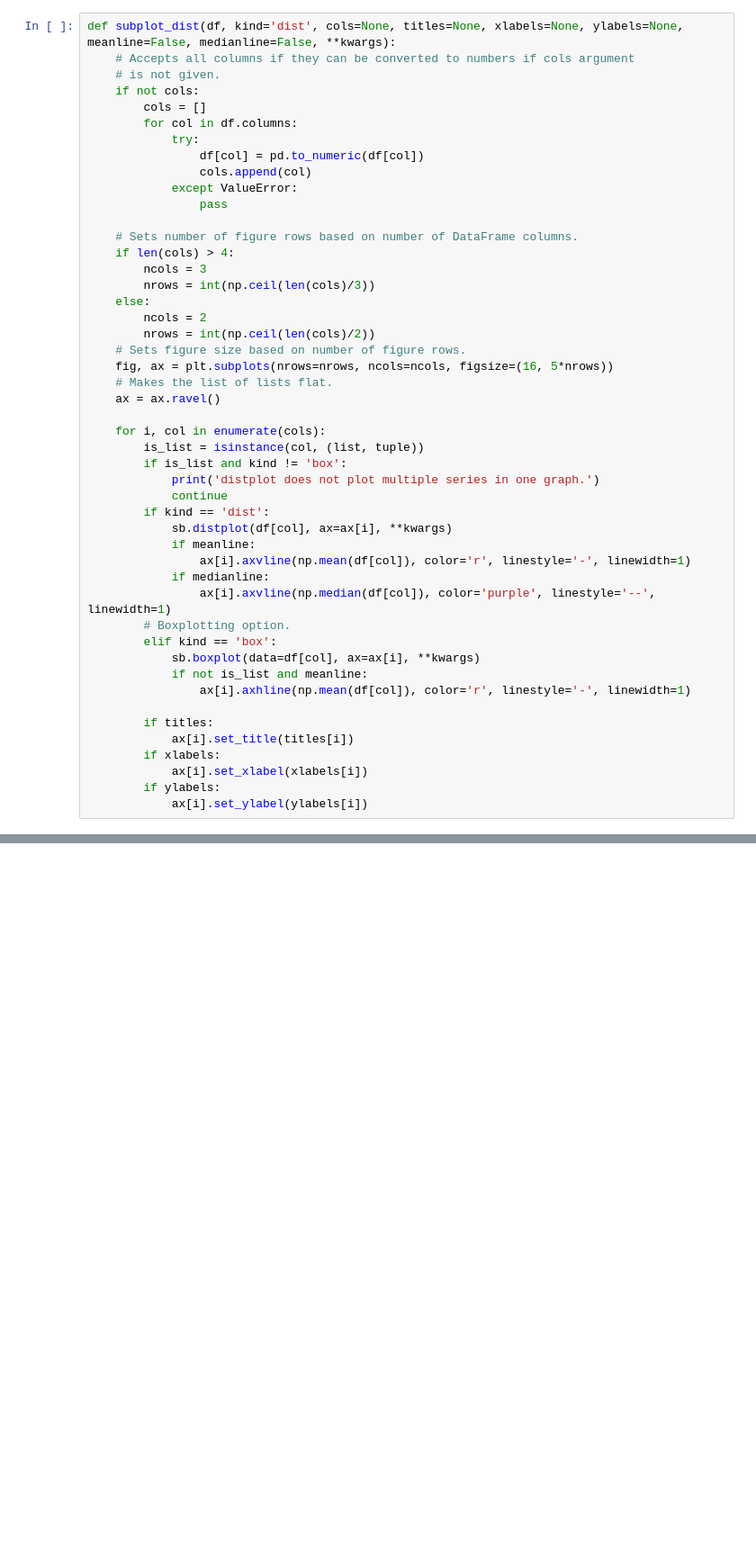
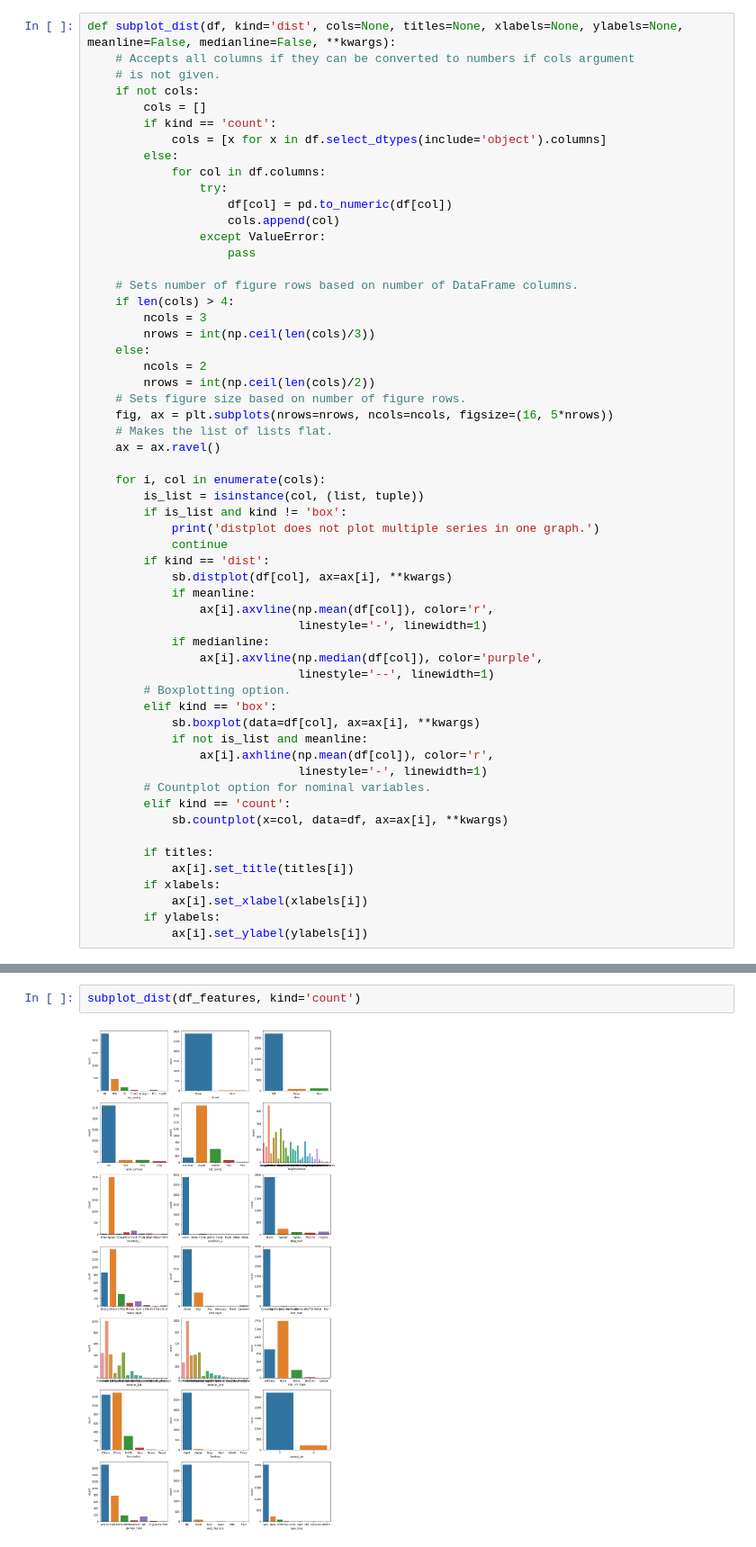
Before and after one commit to persocom01/GA-lessons, a Jupyter notebook: PROJECTS-AND-ASSIGNMENTS/project_2/notebooks/Untitled.ipynb, the cells around one changed output, grey strips where cells are left out. Shown at 90% size. Cells and saved outputs as stored; diff of their text form; blank space fills up the shorter version.

```diff
--- a/PROJECTS-AND-ASSIGNMENTS/project_2/notebooks/Untitled.ipynb
+++ b/PROJECTS-AND-ASSIGNMENTS/project_2/notebooks/Untitled.ipynb
@@ -35,12 +146,15 @@ def subplot_dist(df, kind='dist', cols=None, titles=None, xlabels=None, ylabels=
     # is not given.
     if not cols:
         cols = []
-        for col in df.columns:
-            try:
-                df[col] = pd.to_numeric(df[col])
-                cols.append(col)
-            except ValueError:
-                pass
+        if kind == 'count':
+            cols = [x for x in df.select_dtypes(include='object').columns]
+        else:
+            for col in df.columns:
+                try:
+                    df[col] = pd.to_numeric(df[col])
+                    cols.append(col)
+                except ValueError:
+                    pass
 
     # Sets number of figure rows based on number of DataFrame columns.
     if len(cols) > 4:
@@ -62,14 +176,20 @@ def subplot_dist(df, kind='dist', cols=None, titles=None, xlabels=None, ylabels=
         if kind == 'dist':
             sb.distplot(df[col], ax=ax[i], **kwargs)
             if meanline:
-                ax[i].axvline(np.mean(df[col]), color='r', linestyle='-', linewidth=1)
+                ax[i].axvline(np.mean(df[col]), color='r',
+                              linestyle='-', linewidth=1)
             if medianline:
-                ax[i].axvline(np.median(df[col]), color='purple', linestyle='--', linewidth=1)
+                ax[i].axvline(np.median(df[col]), color='purple',
+                              linestyle='--', linewidth=1)
         # Boxplotting option.
         elif kind == 'box':
             sb.boxplot(data=df[col], ax=ax[i], **kwargs)
             if not is_list and meanline:
-                ax[i].axhline(np.mean(df[col]), color='r', linestyle='-', linewidth=1)
+                ax[i].axhline(np.mean(df[col]), color='r',
+                              linestyle='-', linewidth=1)
+        # Countplot option for nominal variables.
+        elif kind == 'count':
+            sb.countplot(x=col, data=df, ax=ax[i], **kwargs)
 
         if titles:
             ax[i].set_title(titles[i])
@@ -83,0 +200,4 @@ subplot_dist(df)
+# %%
+subplot_dist(df_features, kind='count')
+# %% [output]
+[figure, added]
```
Also changed, not shown: parts of 34 cells of this notebook, 2 other files.
